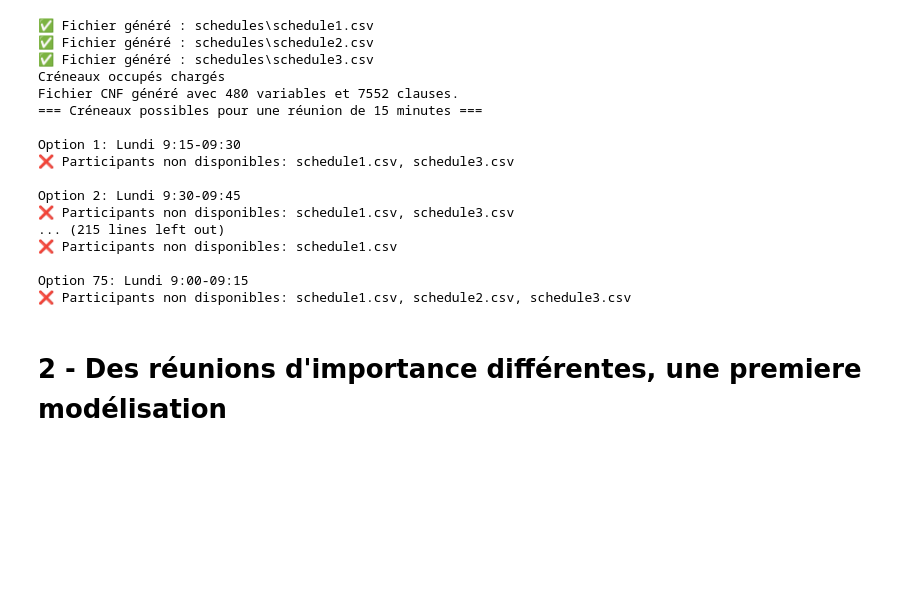
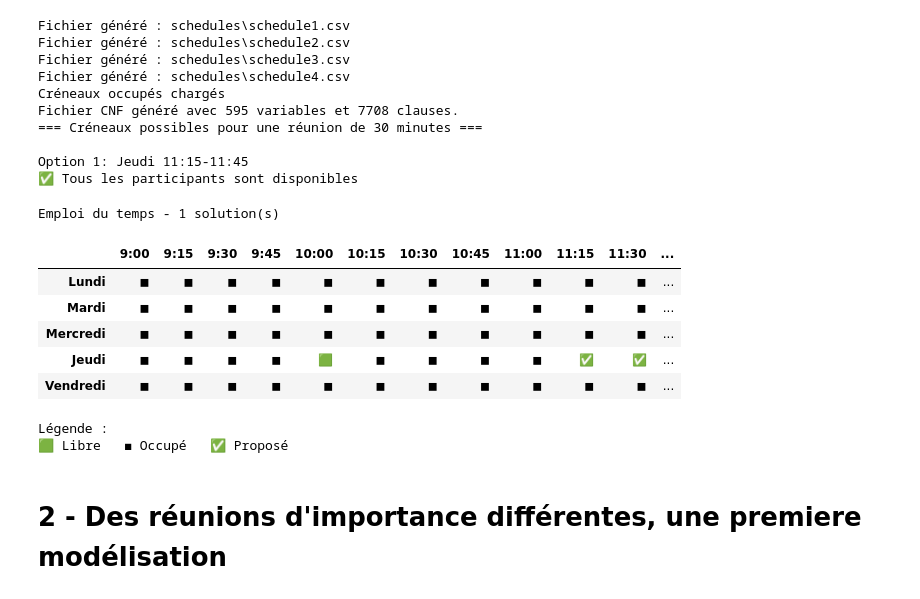
Before and after one commit to arijbrh/projet_CR, a Jupyter notebook: projet_with_imp.ipynb, the cells around one changed output. Drawn from its saved outputs; the diff is of its cells as text; code cells hidden in the pictures; blank space fills up the shorter version.

```diff
--- a/projet_with_imp.ipynb
+++ b/projet_with_imp.ipynb
@@ -3,17 +35,11 @@
 # %%
-import os
-import csv
-from itertools import combinations
-import time
-from pysat.solvers import Glucose3
-import random
-import shutil
-
 # Configuration
-GOPHERSAT_PATH = r"gophersat.exe"  # chemin vers le solveur go
-SCHEDULES_DIR = r"schedules"      # Dossier des emplois du temps
-DURATION = 15              # Durée en minutes (15, 30, 45, 60)
+GOPHERSAT_PATH = r"gophersat.exe"  # chemin vers le solveur gophersat
+SCHEDULES_DIR = r"schedules"      # Dossier des emplois du temps cas simple
+SCHEDULES_IMP_DIR = r"schedules_imp"      # Dossier des emplois du temps avec importance
+DURATION = 30             # Durée de la réunion en minutes (15, 30, 45, 60)
 IMPORTANCE = 3
 DEBUT_PAUSE = "12:00"
 FIN_PAUSE = "14:00"
+NUM_PARTICIPANTS = 3
 # %% [markdown]
@@ -26,13 +52,13 @@ HORAIRES = [
     "15:00", "15:15", "15:30", "15:45", "16:00", "16:15", "16:30", "16:45"
 ]
 
-def generer_schedules(nb_fichiers,n):
+def generer_schedules(nb_fichiers,n,dir):
     """ Génère `nb_fichiers` emplois du temps aléatoires en CSV. """
 
-    os.makedirs(SCHEDULES_DIR, exist_ok=True)  # Créer le dossier s'il n'existe pas
+    os.makedirs(dir, exist_ok=True)  # Créer le dossier s'il n'existe pas
 
     for i in range(1, nb_fichiers + 1):
-        fichier_path = os.path.join(SCHEDULES_DIR, f"schedule{i}.csv")
+        fichier_path = os.path.join(dir, f"schedule{i}.csv")
 
         with open(fichier_path, "w", newline="", encoding="utf-8") as f:
             writer = csv.writer(f)
@@ -58,7 +84,7 @@ def generer_schedules(nb_fichiers,n):
                     writer.writerow(ligne)
 
 
-        print(f"✅ Fichier généré : {fichier_path}")
+        print(f"Fichier généré : {fichier_path}")
 
 
 def clear_schedules_dir(directory):
@@ -120,7 +146,7 @@ def lire_emplois_du_temps(dossier):
                 # Pour chaque jour, créer un dictionnaire {horaire: statut}
                 emploi[jour] = {}
 
-                if dossier==SCHEDULES_DIR:
+                if dossier==SCHEDULES_DIR or dossier==SCHEDULES_IMP_DIR:
 
                     for i, statut in enumerate(ligne[1:]):
                         # Convertir le statut en entier (0 pour libre, 1 pour occupé)
@@ -399,34 +511,37 @@ def resoudre_toutes_les_solutions(Y_vars):
 # %%
 clear_schedules_dir(SCHEDULES_DIR)
-generer_schedules(3,1)
+generer_schedules(4,0, SCHEDULES_DIR)
 emplois, jours, horaires = lire_emplois_du_temps(SCHEDULES_DIR)
 print(f"Créneaux occupés chargés")
 
 success, Y_vars = generer_fichier_cnf_complet(emplois, jours, horaires, DURATION)
 solutions = resoudre_toutes_les_solutions(Y_vars)
 
 if solutions:
     afficher_resultats_detailles(solutions, Y_vars, emplois, jours, horaires, DURATION)
+    afficher_emploi_pro(solutions, Y_vars, emplois, jours, horaires, DURATION)
 else:
-    print("Erreur lors de la génération du fichier CNF.")
+    print("Aucune solution trouvée.")
 # %% [output]
-✅ Fichier généré : schedules\schedule1.csv
-✅ Fichier généré : schedules\schedule2.csv
-✅ Fichier généré : schedules\schedule3.csv
+Fichier généré : schedules\schedule1.csv
+Fichier généré : schedules\schedule2.csv
+Fichier généré : schedules\schedule3.csv
+Fichier généré : schedules\schedule4.csv
 Créneaux occupés chargés
-Fichier CNF généré avec 480 variables et 7552 clauses.
-=== Créneaux possibles pour une réunion de 15 minutes ===
+Fichier CNF généré avec 595 variables et 7708 clauses.
+=== Créneaux possibles pour une réunion de 30 minutes ===
 
-Option 1: Lundi 9:15-09:30
-❌ Participants non disponibles: schedule1.csv, schedule3.csv
-
-Option 2: Lundi 9:30-09:45
-❌ Participants non disponibles: schedule1.csv, schedule3.csv
-... (215 lines left out)
-❌ Participants non disponibles: schedule1.csv
-
-Option 75: Lundi 9:00-09:15
-❌ Participants non disponibles: schedule1.csv, schedule2.csv, schedule3.csv
+Option 1: Jeudi 11:15-11:45
+✅ Tous les participants sont disponibles
+Emploi du temps - 1 solution(s)
+|  | 9:00 | 9:15 | 9:30 | 9:45 | 10:00 | 10:15 | 10:30 | 10:45 | 11:00 | 11:15 | 11:30 | ... |
+| Lundi | ◼ | ◼ | ◼ | ◼ | ◼ | ◼ | ◼ | ◼ | ◼ | ◼ | ◼ | ... |
+| Mardi | ◼ | ◼ | ◼ | ◼ | ◼ | ◼ | ◼ | ◼ | ◼ | ◼ | ◼ | ... |
+| Mercredi | ◼ | ◼ | ◼ | ◼ | ◼ | ◼ | ◼ | ◼ | ◼ | ◼ | ◼ | ... |
+| Jeudi | ◼ | ◼ | ◼ | ◼ | 🟩 | ◼ | ◼ | ◼ | ◼ | ✅ | ✅ | ... |
+| Vendredi | ◼ | ◼ | ◼ | ◼ | ◼ | ◼ | ◼ | ◼ | ◼ | ◼ | ◼ | ... |
+Légende :
+🟩 Libre   ◼ Occupé   ✅ Proposé
 # %% [markdown]
 # 2 - Des réunions d'importance différentes, une premiere modélisation
 # %% [markdown]
```
Also changed, not shown: parts of 21 cells of this notebook, 8 other files.
